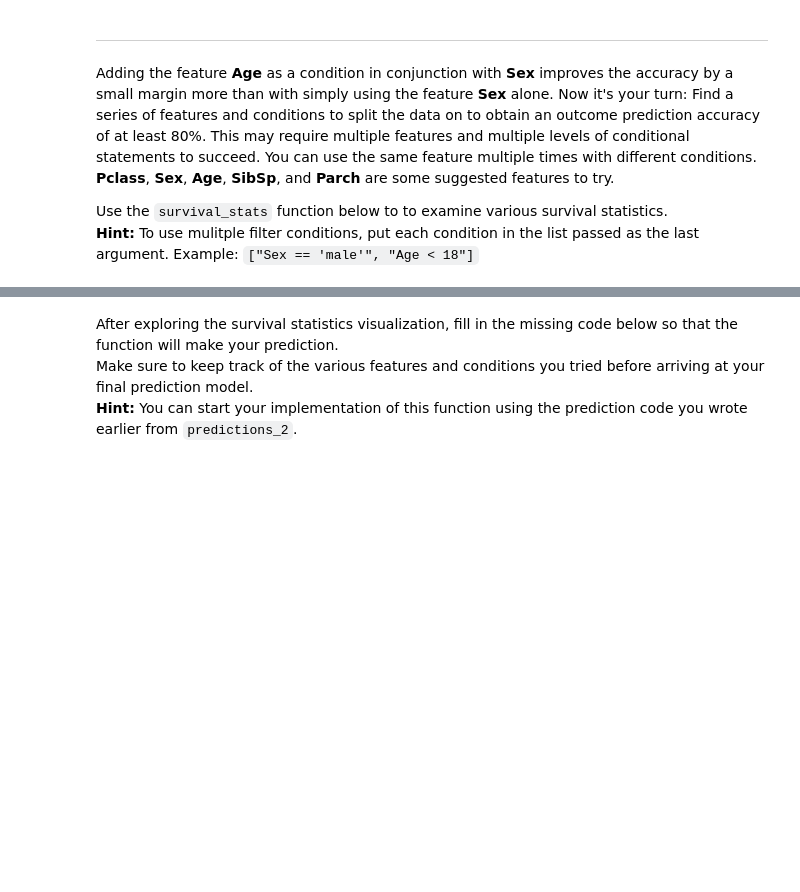
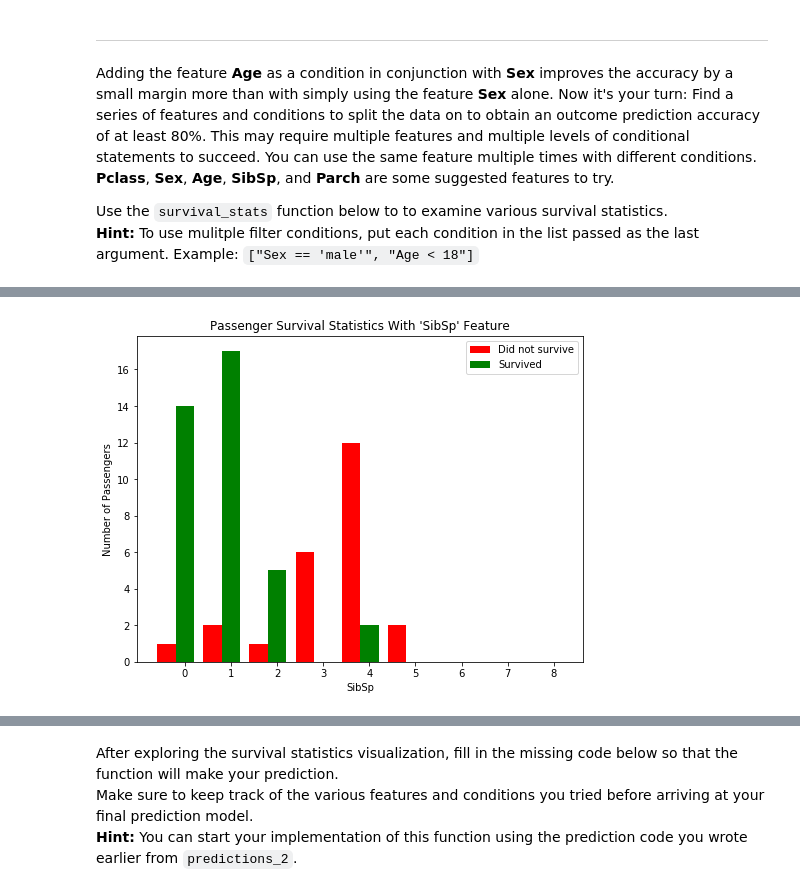
Before and after one commit to jirivrany/machine-learning, a Jupyter notebook: projects/titanic_survival_exploration/titanic_survival_exploration.ipynb, the cells around one changed output, grey strips where cells are left out. Saved outputs shown, nothing was run; the diff lists cells and outputs as text; code cells hidden in the pictures; blank space fills up the shorter version.

```diff
--- a/projects/titanic_survival_exploration/titanic_survival_exploration.ipynb
+++ b/projects/titanic_survival_exploration/titanic_survival_exploration.ipynb
@@ -216 +225,5 @@ Use the `survival_stats` function below to to examine various survival statistic
+# %%
+vs.survival_stats(data, outcomes, 'SibSp', ["Age < 10"])
+# %% [output]
+[figure, added]
 # %%
```
Also changed, not shown: parts of 10 cells of this notebook, 2 other files.
